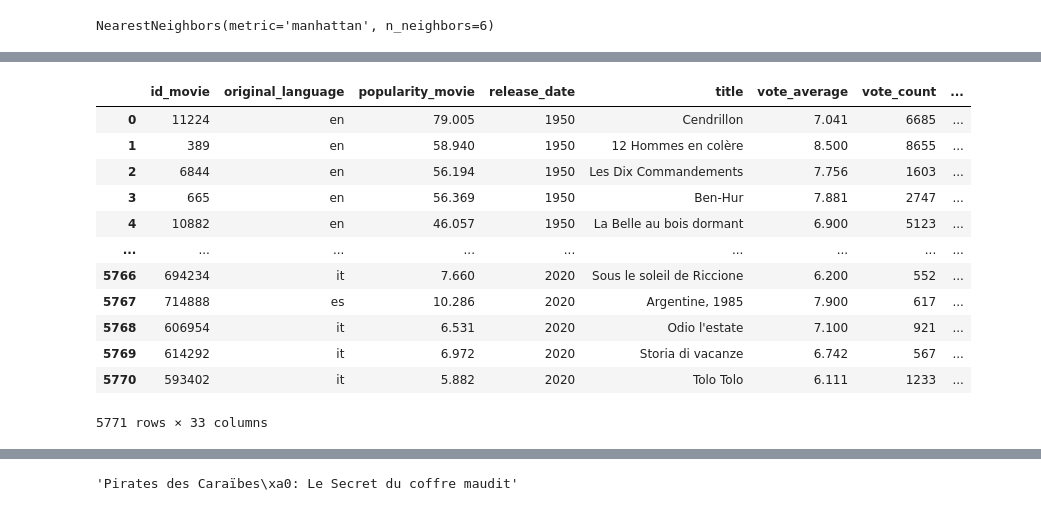
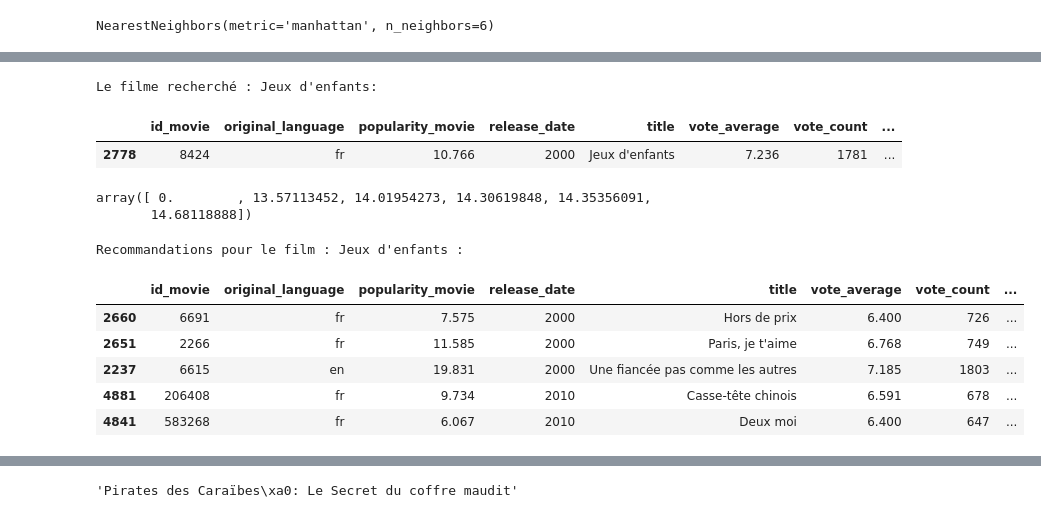
Before and after one commit to NoameBrabant/Project_2, a Jupyter notebook: MLtest.ipynb, the cells around one changed output, grey strips where cells are left out. Cells and saved outputs as stored; diff of their text form; code cells hidden in the pictures.

```diff
--- a/MLtest.ipynb
+++ b/MLtest.ipynb
@@ -205,6 +156,6 @@ print(type(resultat.get(df_movie.loc[0, 'actor_name_1'])))
 # %%
-for col in range(1, 6):
-    acteur_name_col = f"actor_name_{col}"
-    acteur_score_col = f"actor_score_{col}"
-    for i in range(0, len(df_movie)):
-        df_movie.loc[i, acteur_score_col] = resultat.get(df_movie.loc[i, acteur_name_col])
+# Pour rajouter les colonnes avec la note moyenne des films
+#     acteur_name_col = f"actor_name_{col}"
+#     acteur_score_col = f"actor_score_{col}"
+#     for i in range(0, len(df_movie)):
+#         df_movie.loc[i, acteur_score_col] = resultat.get(df_movie.loc[i, acteur_name_col])
@@ -230,6 +172,3 @@ df_movie.head()
 #                         'actor_name_4': 'actor_4_mean_movie',
 #                         'actor_name_5': 'actor_5_mean_movie'
 #})
-# %%
-# Supprimer le gender des acteurs
-df_movie.drop(columns=['actor_gender_1', 'actor_gender_2', 'actor_gender_3', 'actor_gender_4', 'actor_gender_5'], inplace=True)
@@ -302,0 +229,6 @@ df_movie.shape
+# %%
+# Créer un fichier parquet avec les colonnes nécéssaires pour la ML
+df_movie = df_movie[['id_movie','original_language', 'popularity_movie', 'release_date', 'title',
+       'vote_average', 'vote_count', 'genre', 'name_director', 'popularity_director',
+       'actor_name_1', 'actor_name_2', 'actor_name_3', 'actor_name_4',
+       'actor_name_5', 'Publique cible', 'Epoque', 'Sujet principal', 'Type']]
@@ -330,10 +266,9 @@ ne pas utiliser pour la ML : id_movie, 'gender_director', 'birthday_director',
 # %%
-numeric_cols = ['popularity_movie', 'vote_average', 'vote_count',
-       'popularity_director']
+numeric_cols = ['popularity_movie', 'vote_average', 'vote_count','popularity_director']
 
 
-categorical_cols = ['original_language', 'name_director', 'place_of_birth_director', 'Publique cible', 'Epoque',
-       'Sujet principal', 'Type', 'actor_name_1', 'actor_name_2', 'actor_name_3', 'actor_name_4', 'actor_name_5']
+categorical_cols = ['original_language', 'name_director', 'Publique cible', 'Epoque',
+                    'Sujet principal', 'Type', 'actor_name_1', 'actor_name_2', 'actor_name_3', 'actor_name_4', 'actor_name_5']
 
 
 binarizer_cols = ['genre']
@@ -461,19 +397,18 @@ Recommandations pour le film : Vice-versa 2 :
-# %%
-df_movie
-# %% [output]
-|  | id_movie | original_language | popularity_movie | release_date | title | vote_average | vote_count | ... |
-| 0 | 11224 | en | 79.005 | 1950 | Cendrillon | 7.041 | 6685 | ... |
-| 1 | 389 | en | 58.940 | 1950 | 12 Hommes en colère | 8.500 | 8655 | ... |
-| 2 | 6844 | en | 56.194 | 1950 | Les Dix Commandements | 7.756 | 1603 | ... |
-| 3 | 665 | en | 56.369 | 1950 | Ben-Hur | 7.881 | 2747 | ... |
-| 4 | 10882 | en | 46.057 | 1950 | La Belle au bois dormant | 6.900 | 5123 | ... |
-| ... | ... | ... | ... | ... | ... | ... | ... | ... |
-| 5766 | 694234 | it | 7.660 | 2020 | Sous le soleil de Riccione | 6.200 | 552 | ... |
-| 5767 | 714888 | es | 10.286 | 2020 | Argentine, 1985 | 7.900 | 617 | ... |
-| 5768 | 606954 | it | 6.531 | 2020 | Odio l'estate | 7.100 | 921 | ... |
-| 5769 | 614292 | it | 6.972 | 2020 | Storia di vacanze | 6.742 | 567 | ... |
-| 5770 | 593402 | it | 5.882 | 2020 | Tolo Tolo | 6.111 | 1233 | ... |
-5771 rows × 33 columns
+# %%
+recommend_similar_films("Jeux d'enfants")
+# %% [output]
+Le filme recherché : Jeux d'enfants:
+|  | id_movie | original_language | popularity_movie | release_date | title | vote_average | vote_count | ... |
+| 2778 | 8424 | fr | 10.766 | 2000 | Jeux d'enfants | 7.236 | 1781 | ... |
+array([ 0.        , 13.57113452, 14.01954273, 14.30619848, 14.35356091,
+       14.68118888])
+Recommandations pour le film : Jeux d'enfants :
+|  | id_movie | original_language | popularity_movie | release_date | title | vote_average | vote_count | ... |
+| 2660 | 6691 | fr | 7.575 | 2000 | Hors de prix | 6.400 | 726 | ... |
+| 2651 | 2266 | fr | 11.585 | 2000 | Paris, je t'aime | 6.768 | 749 | ... |
+| 2237 | 6615 | en | 19.831 | 2000 | Une fiancée pas comme les autres | 7.185 | 1803 | ... |
+| 4881 | 206408 | fr | 9.734 | 2010 | Casse-tête chinois | 6.591 | 678 | ... |
+| 4841 | 583268 | fr | 6.067 | 2010 | Deux moi | 6.400 | 647 | ... |
 # %%
 df1['title'].sample(10)
 # %% [output]
```
Also changed, not shown: parts of 32 cells of this notebook.
